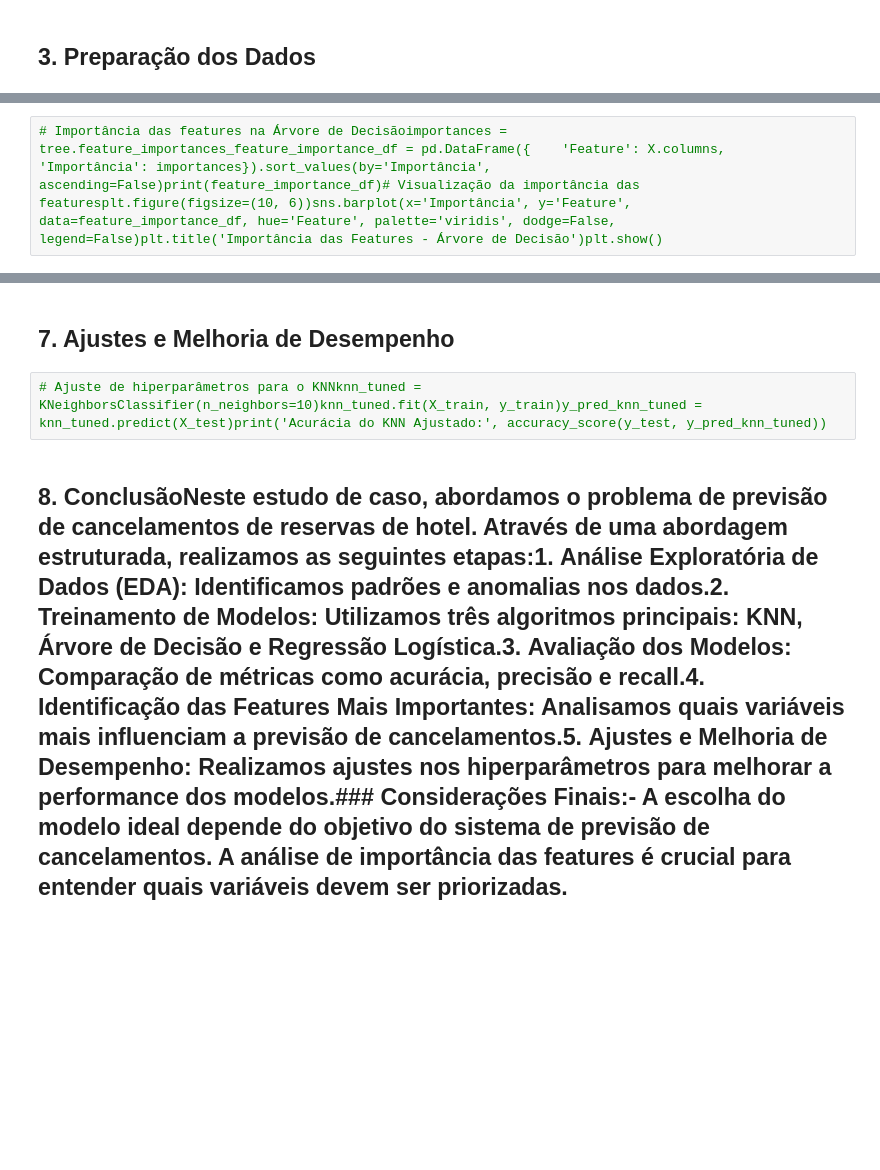
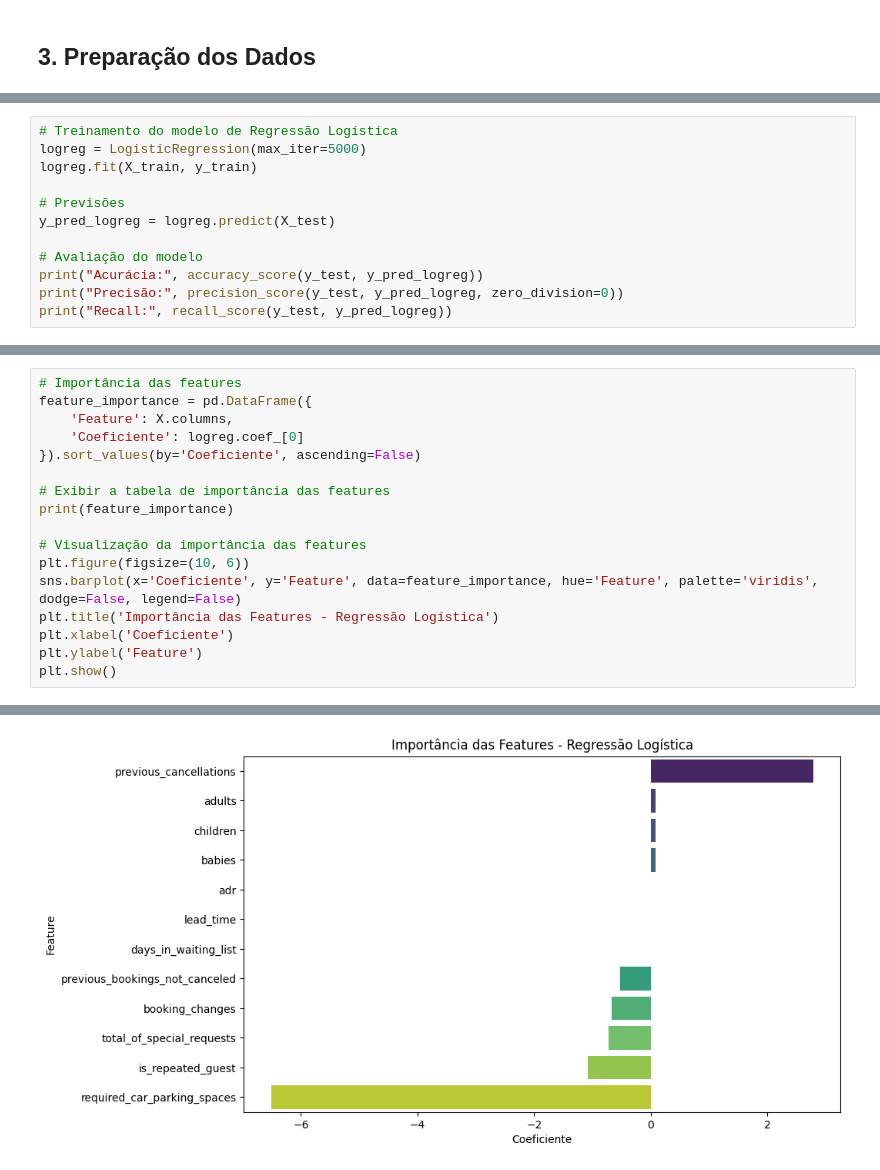
Before and after one commit to yagoprssantos/CienciaDados, a Jupyter notebook: EstudodeCaso/notebooks/EstudodeCaso2.ipynb, the cells around one changed output, grey strips where cells are left out. Saved outputs shown, nothing was run; the diff lists cells and outputs as text; blank space fills up the shorter version.

Commit message:
Estudo de Caso completo

```diff
--- a/EstudodeCaso/notebooks/EstudodeCaso2.ipynb
+++ b/EstudodeCaso/notebooks/EstudodeCaso2.ipynb
@@ -24,0 +250,12 @@
+# %%
+# Treinamento do modelo de Regressão Logística
+logreg = LogisticRegression(max_iter=5000)
+logreg.fit(X_train, y_train)
+
+# Previsões
+y_pred_logreg = logreg.predict(X_test)
+
+# Avaliação do modelo
+print("Acurácia:", accuracy_score(y_test, y_pred_logreg))
+print("Precisão:", precision_score(y_test, y_pred_logreg, zero_division=0))
+print("Recall:", recall_score(y_test, y_pred_logreg))
@@ -25,2 +274,18 @@
 # %%
-# Importância das features na Árvore de Decisãoimportances = tree.feature_importances_feature_importance_df = pd.DataFrame({    'Feature': X.columns,    'Importância': importances}).sort_values(by='Importância', ascending=False)print(feature_importance_df)# Visualização da importância das featuresplt.figure(figsize=(10, 6))sns.barplot(x='Importância', y='Feature', data=feature_importance_df, hue='Feature', palette='viridis', dodge=False, legend=False)plt.title('Importância das Features - Árvore de Decisão')plt.show()
+# Importância das features
+feature_importance = pd.DataFrame({
+    'Feature': X.columns,
+    'Coeficiente': logreg.coef_[0]
+}).sort_values(by='Coeficiente', ascending=False)
+
+# Exibir a tabela de importância das features
+print(feature_importance)
+
+# Visualização da importância das features
+plt.figure(figsize=(10, 6))
+sns.barplot(x='Coeficiente', y='Feature', data=feature_importance, hue='Feature', palette='viridis', dodge=False, legend=False)
+plt.title('Importância das Features - Regressão Logística')
+plt.xlabel('Coeficiente')
+plt.ylabel('Feature')
+plt.show()
+# %% [output]
@@ -27,6 +305 @@
+[figure, added]
-# %% [markdown]
-## 7. Ajustes e Melhoria de Desempenho
-# %%
-# Ajuste de hiperparâmetros para o KNNknn_tuned = KNeighborsClassifier(n_neighbors=10)knn_tuned.fit(X_train, y_train)y_pred_knn_tuned = knn_tuned.predict(X_test)print('Acurácia do KNN Ajustado:', accuracy_score(y_test, y_pred_knn_tuned))
-# %% [markdown]
-## 8. ConclusãoNeste estudo de caso, abordamos o problema de previsão de cancelamentos de reservas de hotel. Através de uma abordagem estruturada, realizamos as seguintes etapas:1. **Análise Exploratória de Dados (EDA)**: Identificamos padrões e anomalias nos dados.2. **Treinamento de Modelos**: Utilizamos três algoritmos principais: KNN, Árvore de Decisão e Regressão Logística.3. **Avaliação dos Modelos**: Comparação de métricas como acurácia, precisão e recall.4. **Identificação das Features Mais Importantes**: Analisamos quais variáveis mais influenciam a previsão de cancelamentos.5. **Ajustes e Melhoria de Desempenho**: Realizamos ajustes nos hiperparâmetros para melhorar a performance dos modelos.### Considerações Finais:- A escolha do modelo ideal depende do objetivo do sistema de previsão de cancelamentos. A análise de importância das features é crucial para entender quais variáveis devem ser priorizadas.
```
Also changed, not shown: parts of 31 cells of this notebook, 1 other file.
